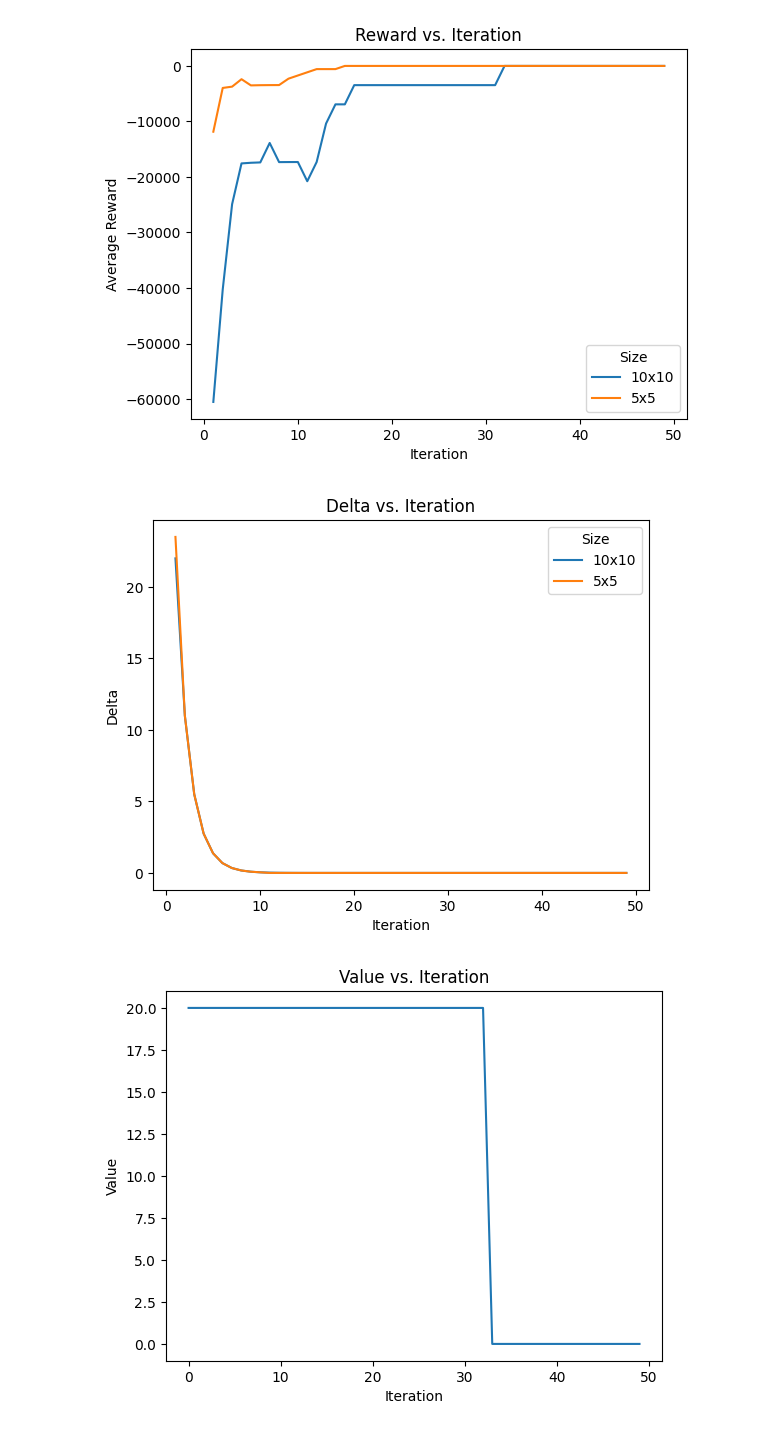
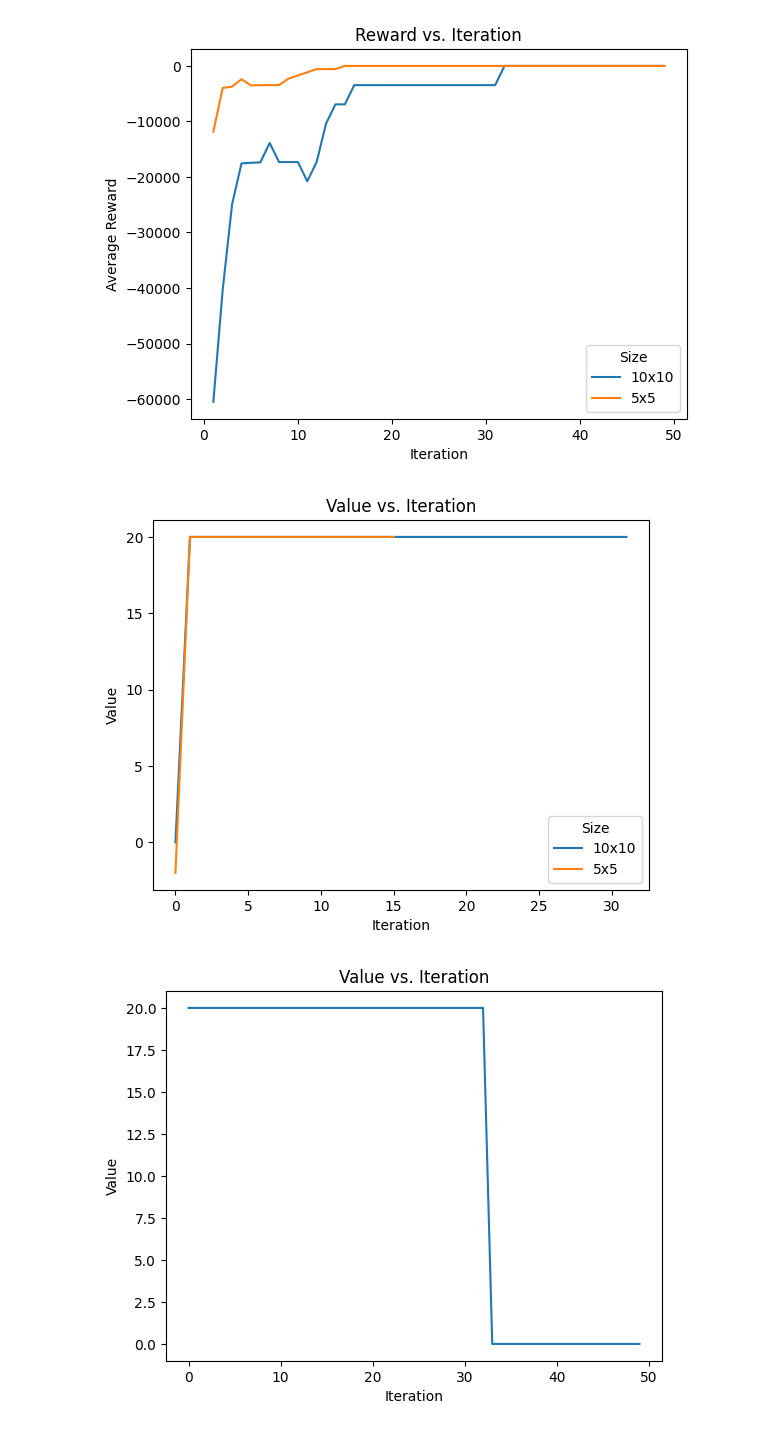
Before and after one commit to kittyschulz/mdp, a Jupyter notebook: mdp.ipynb, the cells around one changed output. Saved outputs shown, nothing was run; the diff lists cells and outputs as text; code cells hidden in the pictures.

```diff
--- a/mdp.ipynb
+++ b/mdp.ipynb
@@ -1294,16 +1304,18 @@ plt.show()
 [figure]
 # %%
 fig, ax = plt.subplots()
-ax.plot(np.arange(1, 50), taxi10_delta_track[1:50], label='10x10')
-ax.plot(np.arange(1, 50), taxi_delta_track[1:50], label='5x5')
+i = np.where(np.amax(taxi10_V_track, axis=1)[1:] == 0)[0][0]
+j = np.where(np.amax(taxi_V_track, axis=1)[1:] == 0)[0][0]
+ax.plot(np.arange(i), np.amax(taxi10_V_track, axis=1)[:i], label='10x10')
+ax.plot(np.arange(j), np.amax(taxi_V_track, axis=1)[:j], label='5x5')
 # ax.set_ylim(-0.01, 0.1)
 ax.set_xlabel('Iteration')
-ax.set_ylabel('Delta')
-ax.set_title('Delta vs. Iteration')
+ax.set_ylabel('Value')
+ax.set_title('Value vs. Iteration')
 plt.legend(title='Size')
 plt.show()
 # %% [output]
-[figure, old version]
+[figure, new version]
 # %%
 fig, ax = plt.subplots()
 ax.plot(np.arange(50), np.amax(taxi10_V_track, axis=1))
```
Also changed, not shown: parts of 8 cells of this notebook.
